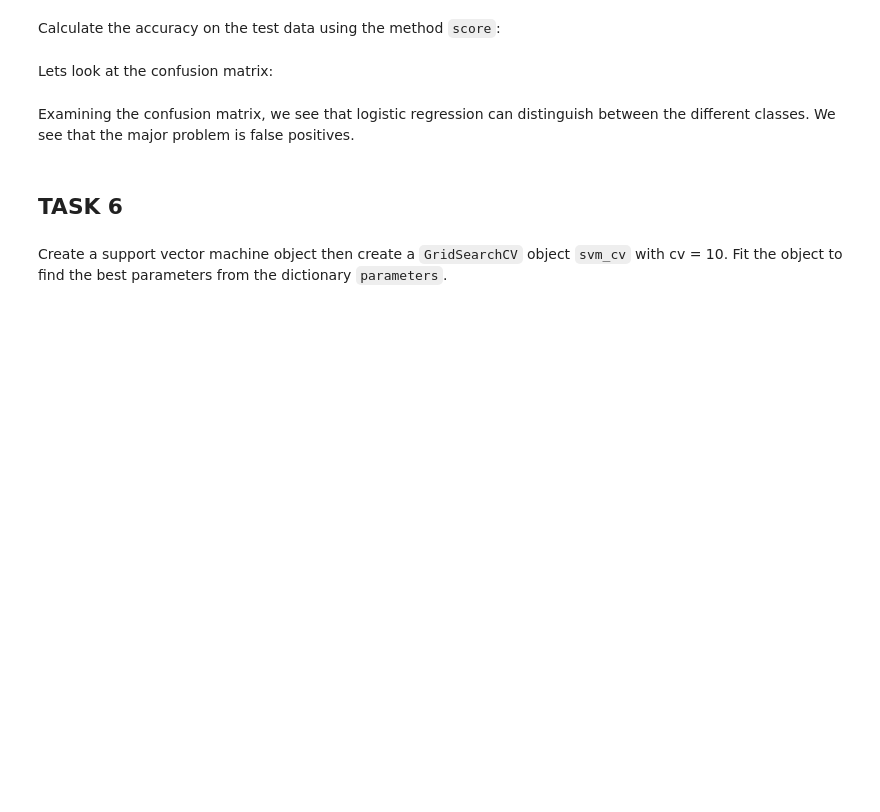
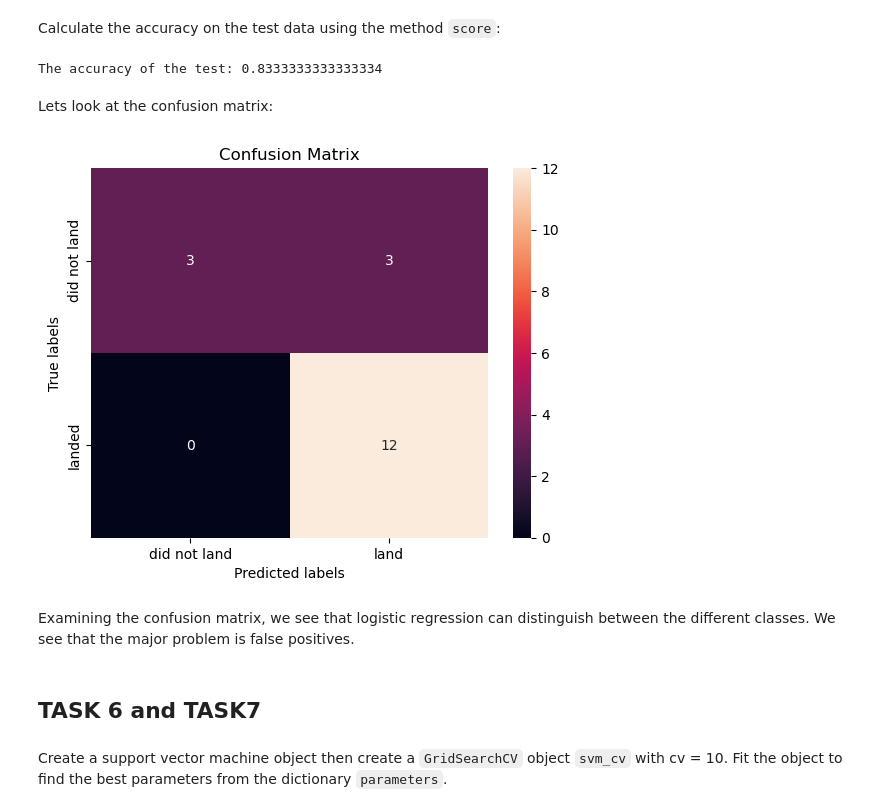
Before and after one commit to ValeriaMalin/IBM_Capstone_Project_SpaceX_Falcon9, a Jupyter notebook: SpaceX_Machine_Learning_Prediction_Part_5.jupyterlite.ipynb, the cells around one changed output. Drawn from its saved outputs; the diff is of its cells as text; code cells hidden in the pictures; blank space fills up the shorter version.

```diff
--- a/SpaceX_Machine_Learning_Prediction_Part_5.jupyterlite.ipynb
+++ b/SpaceX_Machine_Learning_Prediction_Part_5.jupyterlite.ipynb
@@ -128,3 +135,6 @@ X.head(100)
 # %% [markdown]
 Create a NumPy array from the column <code>Class</code> in <code>data</code>, by applying the method <code>to_numpy()</code>  then
 assign it  to the variable <code>Y</code>,make sure the output is a  Pandas series (only one bracket df\['name of  column']).
+# %%
+Y = data['Class'].to_numpy()
+Y
@@ -135,6 +151,8 @@ Standardize the data in <code>X</code> then reassign it to the variable  <code>X
 # %%
 # students get this
 transform = preprocessing.StandardScaler()
+
+X=transform.fit_transform(X)
 # %% [markdown]
 We split the data into training and testing data using the  function  <code>train_test_split</code>.   The training data is divided into validation data, a second set used for training  data; then the models are trained and hyperparameters are selected using the function <code>GridSearchCV</code>.
 # %% [markdown]
@@ -143,6 +161,8 @@ We split the data into training and testing data using the  function  <code>trai
 Use the function train_test_split to split the data X and Y into training and test data. Set the parameter test_size to  0.2 and random_state to 2. The training data and test data should be assigned to the following labels.
 # %% [markdown]
 <code>X_train, X_test, Y_train, Y_test</code>
+# %%
+X_train,X_test,Y_train, Y_test=train_test_split(X,Y, test_size=0.2, random_state=2)
 # %% [markdown]
 we can see we only have 18 test samples.
 # %%
@@ -158,3 +180,8 @@ parameters ={'C':[0.01,0.1,1],
 # %%
 parameters ={"C":[0.01,0.1,1],'penalty':['l2'], 'solver':['lbfgs']}# l1 lasso l2 ridge
 lr=LogisticRegression()
+
+
+lg_grid_search=GridSearchCV(lr, parameters, cv=10)
+
+lg_grid_search.fit(X_train, Y_train)
@@ -167,15 +201,21 @@ print("accuracy :",logreg_cv.best_score_)
 ## TASK  5
 # %% [markdown]
 Calculate the accuracy on the test data using the method <code>score</code>:
+# %%
+print('The accuracy of the test:', lg_grid_search.score(X_test,Y_test))
+# %% [output]
+The accuracy of the test: 0.8333333333333334
 # %% [markdown]
 Lets look at the confusion matrix:
 # %%
-yhat=logreg_cv.predict(X_test)
+yhat=lg_grid_search.predict(X_test)
 plot_confusion_matrix(Y_test,yhat)
+# %% [output]
+[figure, added]
 # %% [markdown]
 Examining the confusion matrix, we see that logistic regression can distinguish between the different classes.  We see that the major problem is false positives.
 # %% [markdown]
-## TASK  6
+## TASK  6 and TASK7
 # %% [markdown]
 Create a support vector machine object then  create a  <code>GridSearchCV</code> object  <code>svm_cv</code> with cv = 10.  Fit the object to find the best parameters from the dictionary <code>parameters</code>.
 # %%
```
Also changed, not shown: parts of 24 cells of this notebook.
